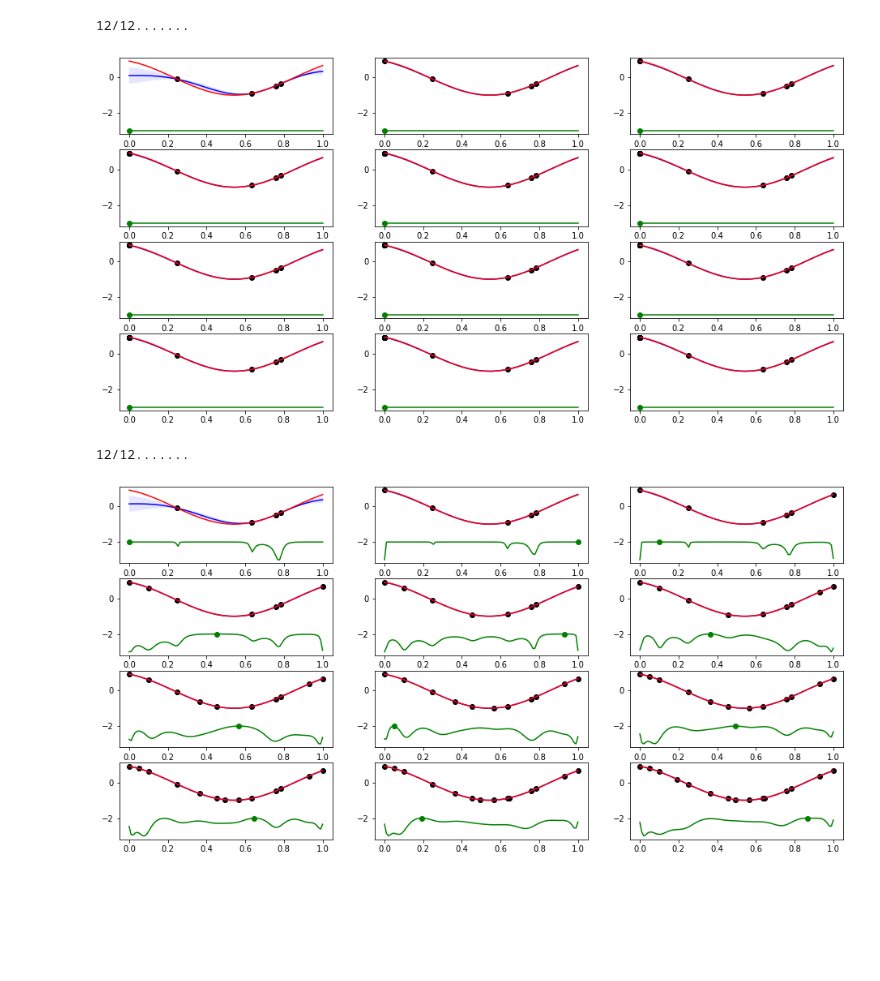
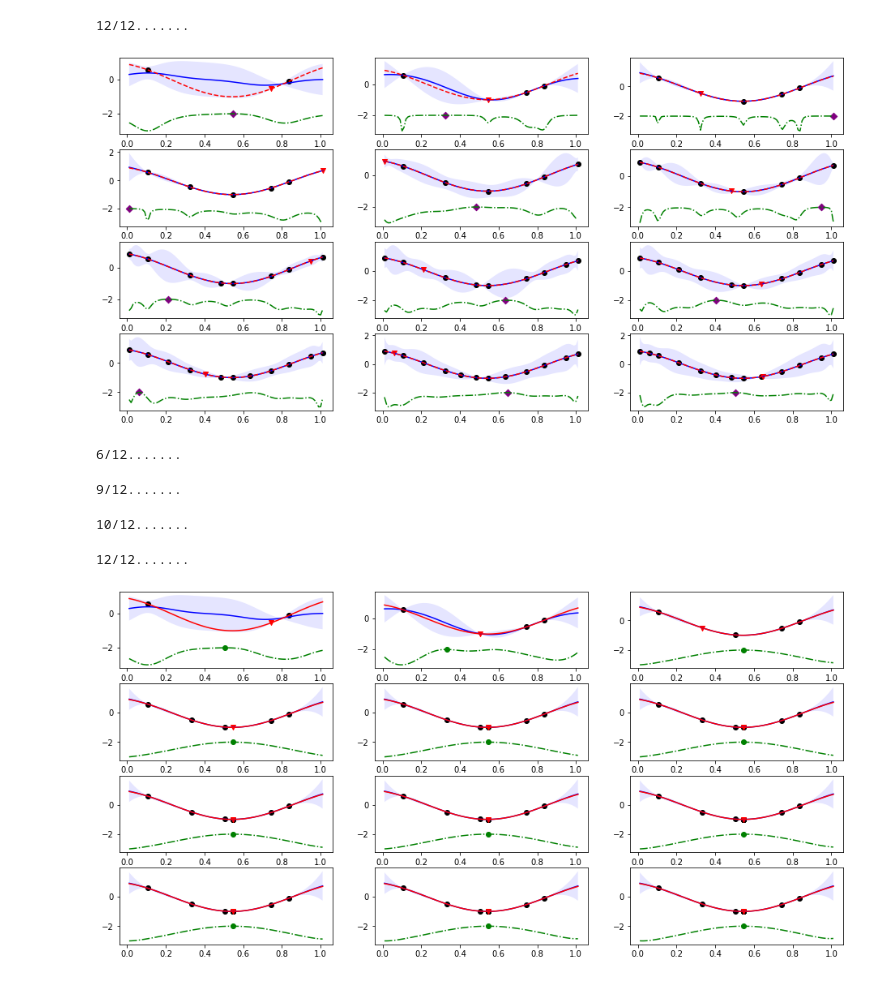
Before and after one commit to kan-nan-sohta/myBO, a Jupyter notebook: sample_GP.ipynb, the cells around one changed output. Saved outputs shown, nothing was run; the diff lists cells and outputs as text; code cells hidden in the pictures; blank space fills up the shorter version.

```diff
--- a/sample_GP.ipynb
+++ b/sample_GP.ipynb
@@ -115,3 +116,30 @@ for i in range(1, nrows*ncols):
 # %%
 nrows=4
 ncols=3
+# %%
+#pi
+fig, ax = plt.subplots(nrows=nrows, ncols=ncols,figsize=(16,8))
+X = _X.copy()
+Y = f(X)
+for i in range(nrows*ncols):
+    print(f'\r{i+1}/{nrows*ncols}.......', end='')
+    _r= i//ncols
+    _c= i%ncols
+    m = GPy.models.GPRegression(X[:,None],Y[:,None])
+    with redirect_stdout(open(os.devnull, 'w')):
+        m.optimize_restarts(num_restarts=100, messages=False, max_iters=10)
+    mu, std = np.array(m.predict(X_array[:, None]))
+    acq  = mms.fit_transform(PI.acq(mu, std))
+    idx = np.argmax(acq)
+    std = mms.fit_transform(std)
+    ax[_r, _c].plot(X_array, mu, c='b', label='mean')
+    ax[_r, _c].fill_between(X_array,(mu+(std**0.5)).reshape(-1),(mu-(std**0.5)).reshape(-1),facecolor='b',alpha=0.1, label='Confidence')
+    ax[_r, _c].scatter(X[:-1], Y[:-1], c ='black', label ='observed point')
+    ax[_r, _c].scatter(X[-1:], Y[-1:], c ='red', label ='new observed point', marker='v')
+    ax[_r, _c].plot(X_array, f(X_array), c='r', label='objective function', linestyle = "dashed")
+
+    ax[_r, _c].plot(X_array, acq-3, c='g', label='PI', linestyle = "dashdot")
+    ax[_r, _c].scatter(X_array[idx], acq[idx]-3, c='purple', marker='D')
+
+    X = np.append(X, X_array[idx])
+    Y = np.append(Y, f(X_array[idx]))
@@ -118,37 +150,40 @@ ncols=3
 # %%
-#pi
+#ei
 fig, ax = plt.subplots(nrows=nrows, ncols=ncols,figsize=(16,8))
 X = _X.copy()
 Y = f(X)
 for i in range(nrows*ncols):
     print(f'\r{i+1}/{nrows*ncols}.......', end='')
     _r= i//ncols
     _c= i%ncols
     m = GPy.models.GPRegression(X[:,None],Y[:,None])
     with redirect_stdout(open(os.devnull, 'w')):
         m.optimize_restarts(num_restarts=100, messages=False, max_iters=10)
     mu, std = np.array(m.predict(X_array[:, None]))
+    acq  = mms.fit_transform(EI.acq(mu, std))
+    idx = np.argmax(acq)
+    std = mms.fit_transform(std)
+
     ax[_r, _c].plot(X_array, mu, c='b', label='mean')
     ax[_r, _c].fill_between(X_array,(mu+(std**0.5)).reshape(-1),(mu-(std**0.5)).reshape(-1),facecolor='b',alpha=0.1, label='Confidence')
-    ax[_r, _c].scatter(X, Y, c ='black', label ='observed point')
-    ax[_r, _c].plot(X_array, f(X_array), c='r', label='True function')
+    ax[_r, _c].scatter(X[:-1], Y[:-1], c ='black', label ='observed point')
+    ax[_r, _c].scatter(X[-1:], Y[-1:], c ='red', label ='new observed point', marker='v')
+    ax[_r, _c].plot(X_array, f(X_array), c='r', label='True function', linestyle = "dashed")
 
-    acq  = mms.fit_transform(PI.acq(mu, std))
-    idx = np.argmax(acq)
-
-    ax[_r, _c].plot(X_array, acq-3, c='g', label='EI')
-    ax[_r, _c].scatter(X_array[idx], acq[idx]-3, c='g')
+    ax[_r, _c].plot(X_array, acq-3, c='g', label='EI', linestyle = "dashdot")
+    ax[_r, _c].scatter(X_array[idx], acq[idx]-3, c='purple', marker='D')
 
     X = np.append(X, X_array[idx])
     Y = np.append(Y, f(X_array[idx]))
 # %% [output]
 12/12.......
-[figure, old version]
+[figure, new version]
 # %%
-#ei
+#GP-UCB
 fig, ax = plt.subplots(nrows=nrows, ncols=ncols,figsize=(16,8))
 X = _X.copy()
 Y = f(X)
+UCB.beta=100.
 for i in range(nrows*ncols):
     print(f'\r{i+1}/{nrows*ncols}.......', end='')
     _r= i//ncols
@@ -157,19 +192,26 @@ for i in range(nrows*ncols):
     with redirect_stdout(open(os.devnull, 'w')):
         m.optimize_restarts(num_restarts=100, messages=False, max_iters=10)
     mu, std = np.array(m.predict(X_array[:, None]))
+    acq  = mms.fit_transform(UCB.acq(mu, std))
+    UCB.beta *= 2
+    idx = np.argmax(acq)
+    std = mms.fit_transform(std)
+
+
     ax[_r, _c].plot(X_array, mu, c='b', label='mean')
     ax[_r, _c].fill_between(X_array,(mu+(std**0.5)).reshape(-1),(mu-(std**0.5)).reshape(-1),facecolor='b',alpha=0.1, label='Confidence')
-    ax[_r, _c].scatter(X, Y, c ='black', label ='observed point')
+    ax[_r, _c].scatter(X[:-1], Y[:-1], c ='black', label ='observed point')
+    ax[_r, _c].scatter(X[-1:], Y[-1:], c ='red', label ='new observed point', marker='v')
     ax[_r, _c].plot(X_array, f(X_array), c='r', label='True function')
 
-    acq  = mms.fit_transform(EI.acq(mu, std))
-    idx = np.argmax(acq)
-
-    ax[_r, _c].plot(X_array, acq-3, c='g', label='EI')
+    ax[_r, _c].plot(X_array, acq-3, c='g', label='GP-UCB', linestyle = "dashdot")
     ax[_r, _c].scatter(X_array[idx], acq[idx]-3, c='g')
 
     X = np.append(X, X_array[idx])
     Y = np.append(Y, f(X_array[idx]))
 # %% [output]
-12/12.......
+6/12.......
+9/12.......
+10/12.......
+12/12.......
-[figure, old version]
+[figure, new version]
```
Also changed, not shown: parts of 7 cells of this notebook, 2 other files.
